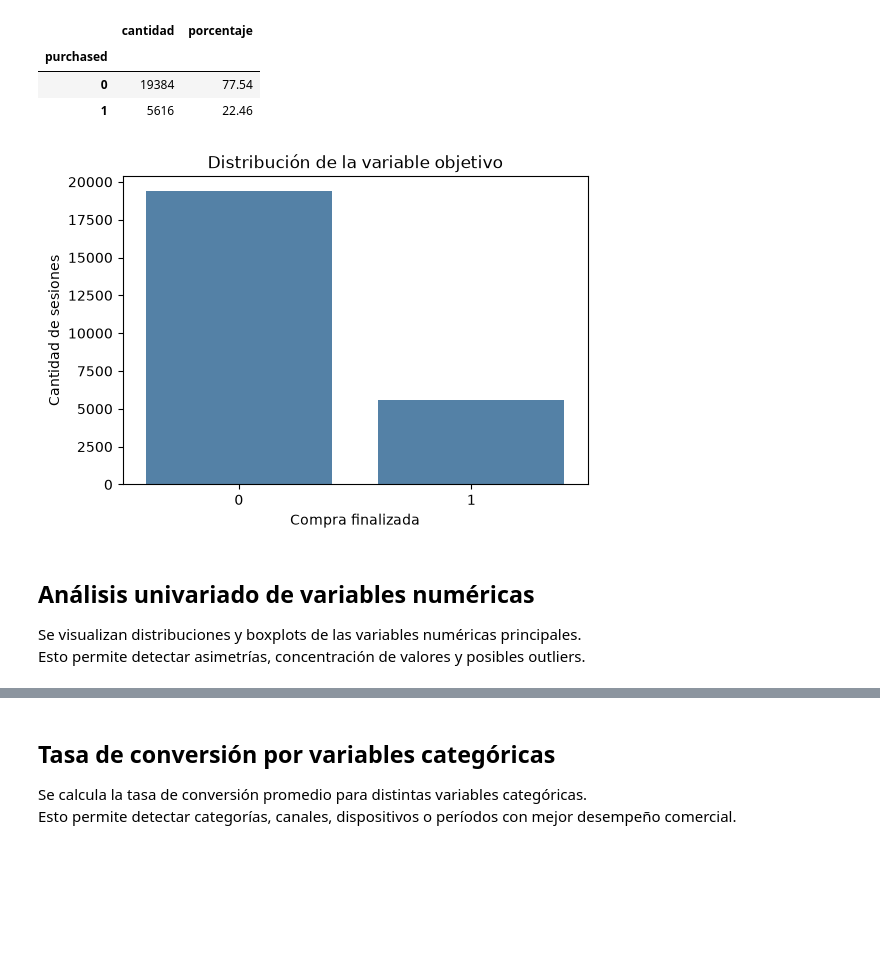
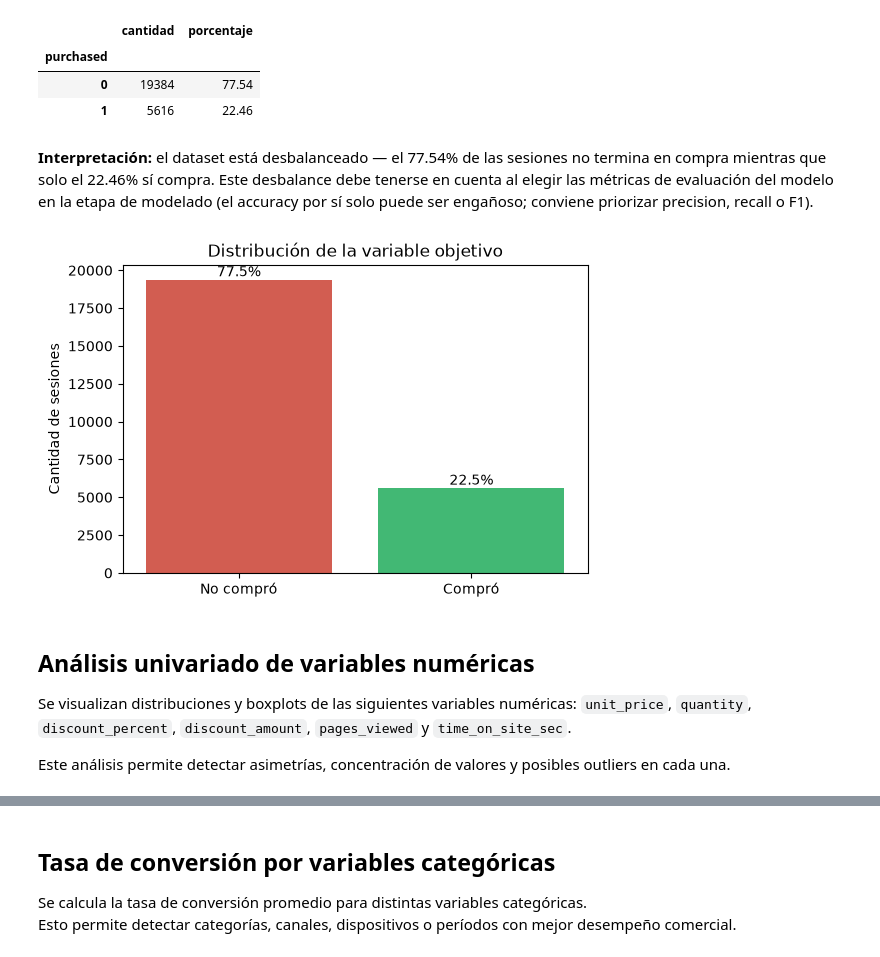
Before and after one commit to TomasDinardi/Proyecto-de-Recomendacion-InsightLab, a Jupyter notebook: MLOps-InsightLab/src/analisis_exploratorio.ipynb, the cells around one changed output, grey strips where cells are left out. Drawn from its saved outputs; the diff is of its cells as text; code cells hidden in the pictures; blank space fills up the shorter version.

```diff
--- a/MLOps-InsightLab/src/analisis_exploratorio.ipynb
+++ b/MLOps-InsightLab/src/analisis_exploratorio.ipynb
@@ -117,7 +181,7 @@ data["visit_date"] = pd.to_datetime(
     data["visit_date"],
     format="%d-%m-%Y",
     errors="coerce"
-)
+).dt.date
 
-data[["visit_date", "visit_day", "visit_month", "visit_weekday", "visit_season"]].head()
+data[["visit_date", "visit_season"]].head(20)
 # %% [output]
@@ -228,3 +303,8 @@ Columnas categóricas/codificadas:
 
 Columnas numéricas:
 ['unit_price', 'quantity', 'discount_percent', 'discount_amount', 'revenue', 'pages_viewed', 'time_on_site_sec', 'review_helpful_votes', 'revenue_normalized']
+# %%
+for columna in columnas_categoricas:
+    data[columna] = data[columna].astype("category")
+
+data.dtypes
@@ -261,24 +370,40 @@ distribucion_target
 | purchased |  |  |
 | 0 | 19384 | 77.54 |
 | 1 | 5616 | 22.46 |
+# %% [markdown]
+**Interpretación:** el dataset está desbalanceado — el 77.54% de las sesiones no termina en compra mientras que solo el 22.46% sí compra.
+Este desbalance debe tenerse en cuenta al elegir las métricas de evaluación del modelo en la etapa de modelado (el accuracy por sí solo puede ser engañoso; conviene priorizar precision, recall o F1).
 # %%
 plt.figure(figsize=(6, 4))
 
-sns.countplot(
+ax = sns.countplot(
     data=data,
     x=TARGET,
-    color="steelblue"
+    hue=TARGET,
+    palette=["#e74c3c", "#2ecc71"],
+    legend=False
 )
+ax.set_xticks([0, 1])
+ax.set_xticklabels(["No compró", "Compró"])
+
+for p in ax.patches:
+    pct = 100 * p.get_height() / len(data)
+    ax.annotate(
+        f'{pct:.1f}%',
+        (p.get_x() + p.get_width() / 2, p.get_height()),
+        ha='center', va='bottom'
+    )
 
 plt.title("Distribución de la variable objetivo")
-plt.xlabel("Compra finalizada")
+plt.xlabel("")
 plt.ylabel("Cantidad de sesiones")
 plt.show()
 # %% [output]
-[figure, old version]
+[figure, new version]
 # %% [markdown]
 ## Análisis univariado de variables numéricas
 
-Se visualizan distribuciones y boxplots de las variables numéricas principales.
-Esto permite detectar asimetrías, concentración de valores y posibles outliers.
+Se visualizan distribuciones y boxplots de las siguientes variables numéricas: `unit_price`, `quantity`, `discount_percent`, `discount_amount`, `pages_viewed` y `time_on_site_sec`.
+
+Este análisis permite detectar asimetrías, concentración de valores y posibles outliers en cada una.
 # %%
```
Also changed, not shown: parts of 72 cells of this notebook.
